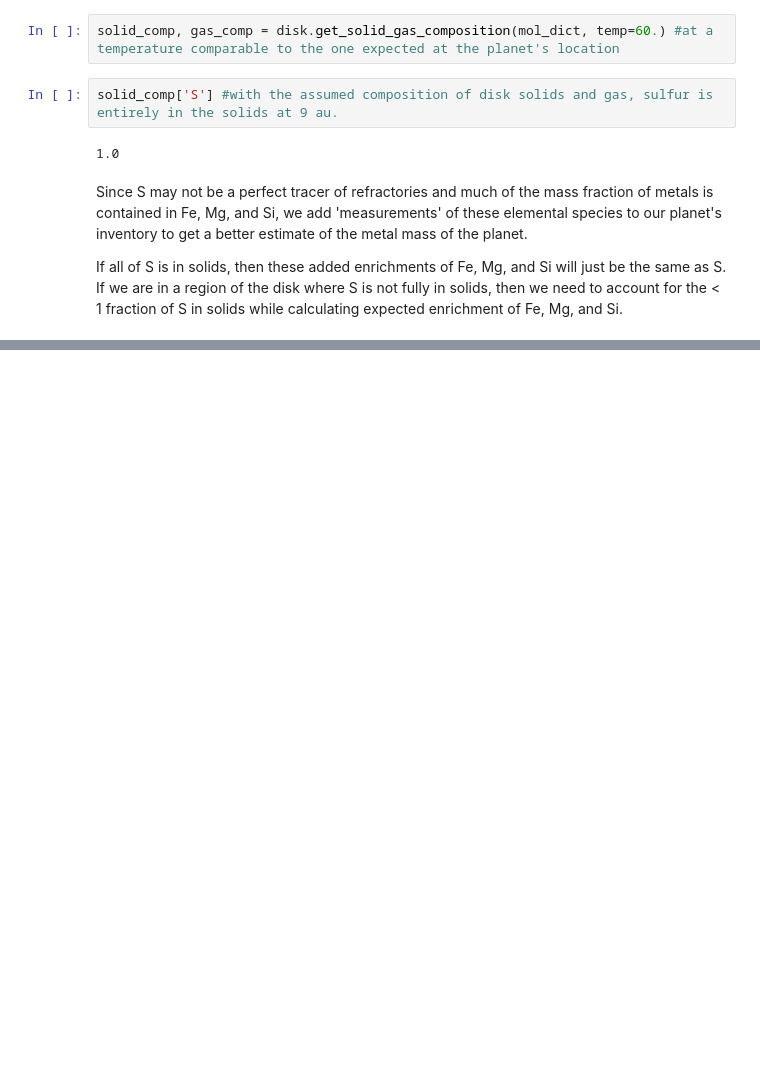
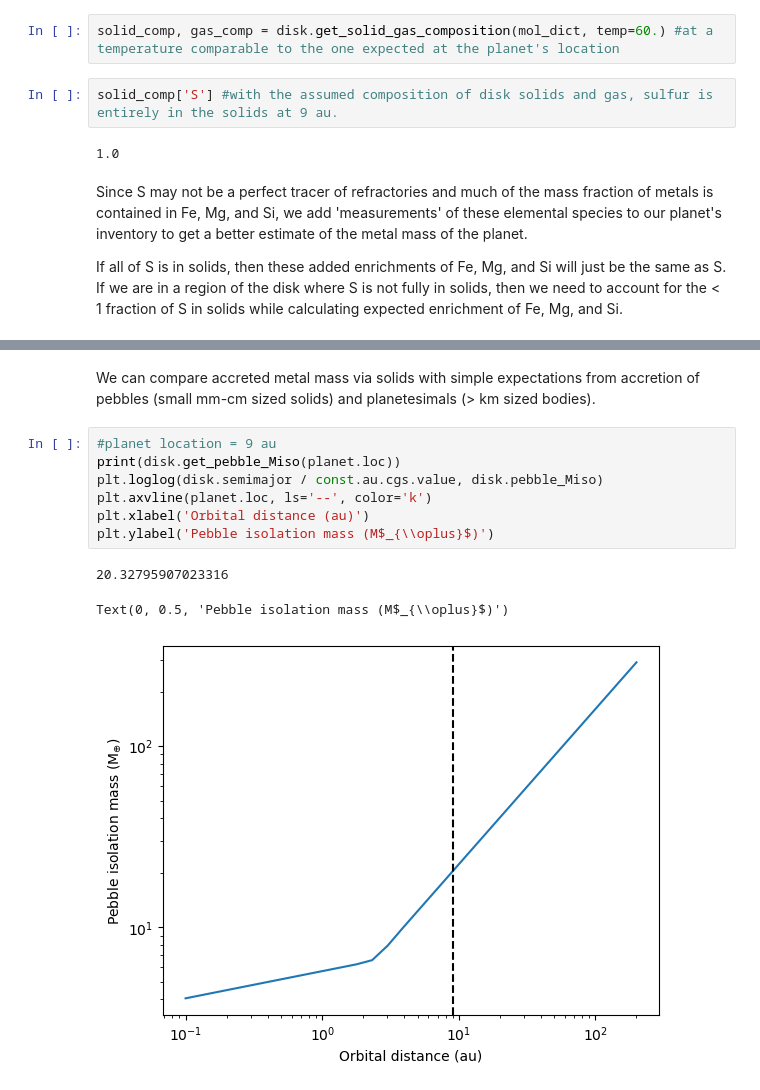
Before and after one commit to y-chachan/accomp, a Jupyter notebook: examples/example_planet_measurements.ipynb, the cells around one changed output, grey strips where cells are left out. Cells and saved outputs as stored; diff of their text form; blank space fills up the shorter version.

```diff
--- a/examples/example_planet_measurements.ipynb
+++ b/examples/example_planet_measurements.ipynb
@@ -153,0 +200,13 @@ plt.legend()
+# %% [markdown]
+We can compare accreted metal mass via solids with simple expectations from accretion of pebbles (small mm-cm sized solids) and planetesimals (> km sized bodies).
+# %%
+#planet location = 9 au
+print(disk.get_pebble_Miso(planet.loc))
+plt.loglog(disk.semimajor / const.au.cgs.value, disk.pebble_Miso)
+plt.axvline(planet.loc, ls='--', color='k')
+plt.xlabel('Orbital distance (au)')
+plt.ylabel('Pebble isolation mass (M$_{\\oplus}$)')
+# %% [output]
+20.32795907023316
+Text(0, 0.5, 'Pebble isolation mass (M$_{\\oplus}$)')
+[figure, added]
```
Also changed, not shown: parts of 13 cells of this notebook, 3 other files.
